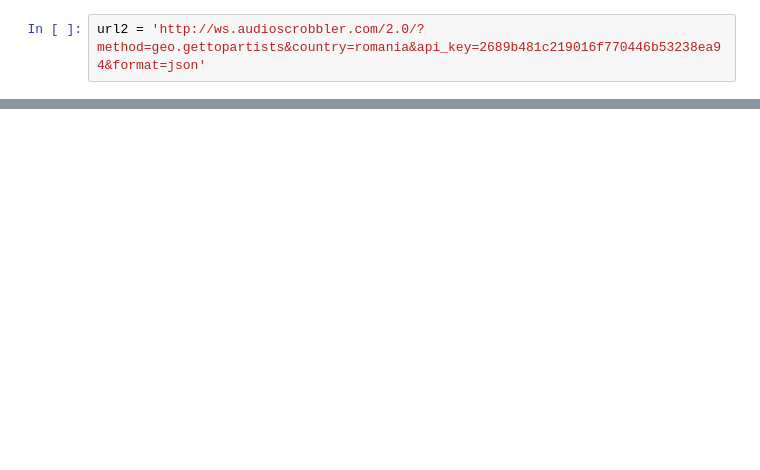
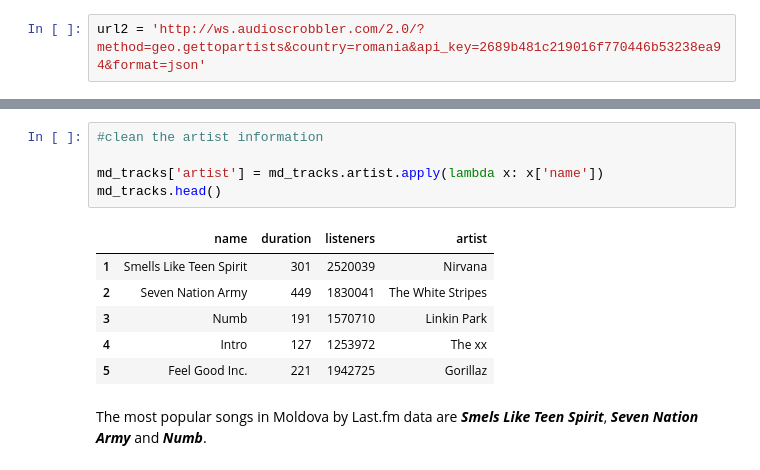
Before and after one commit to artempanush/projects_for_study, a Jupyter notebook: My Project. Moldova Statistic/LastFM API - Moldova.ipynb, the cells around one changed output, grey strips where cells are left out. Drawn from its saved outputs; the diff is of its cells as text; blank space fills up the shorter version.

```diff
--- a/My Project. Moldova Statistic/LastFM API - Moldova.ipynb
+++ b/My Project. Moldova Statistic/LastFM API - Moldova.ipynb
@@ -157,0 +192,14 @@ dtype: int64
+# %%
+#clean the artist information
+
+md_tracks['artist'] = md_tracks.artist.apply(lambda x: x['name'])
+md_tracks.head()
+# %% [output]
+|  | name | duration | listeners | artist |
+| 1 | Smells Like Teen Spirit | 301 | 2520039 | Nirvana |
+| 2 | Seven Nation Army | 449 | 1830041 | The White Stripes |
+| 3 | Numb | 191 | 1570710 | Linkin Park |
+| 4 | Intro | 127 | 1253972 | The xx |
+| 5 | Feel Good Inc. | 221 | 1942725 | Gorillaz |
+# %% [markdown]
+The most popular songs in Moldova by Last.fm data are ***Smels Like Teen Spirit***, ***Seven Nation Army*** and ***Numb***.
```
Also changed, not shown: parts of 39 cells of this notebook.
